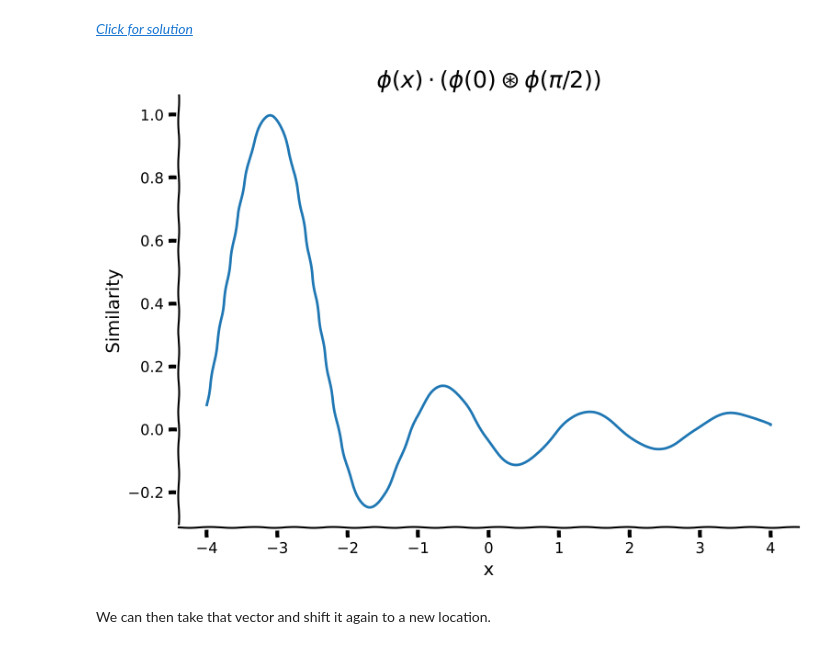
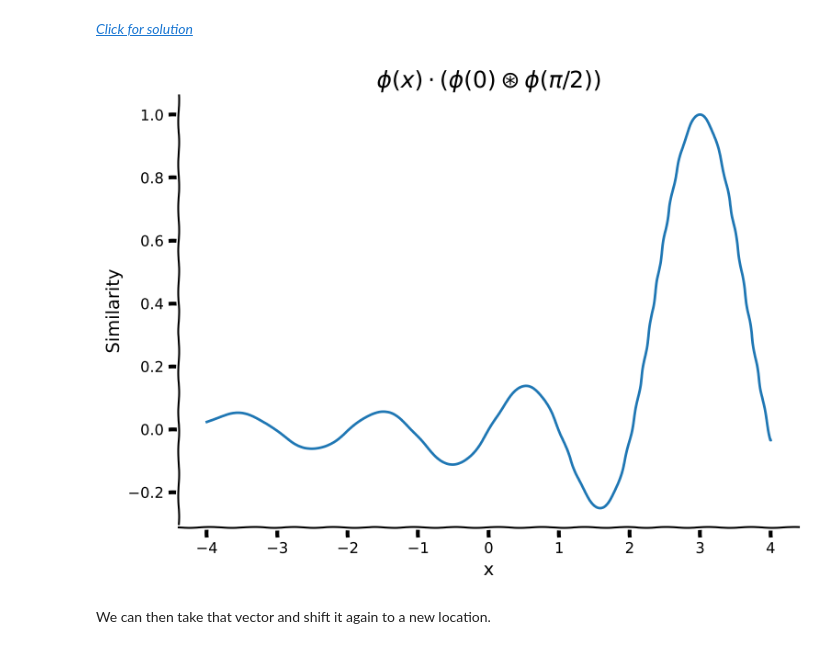
Before and after one commit to sabertoaster/Neuromatch-NeuroAI, a Jupyter notebook: tutorials/W2D2_NeuroSymbolicMethods/student/W2D2_Tutorial1.ipynb, the cells around one changed output. Saved outputs shown, nothing was run; the diff lists cells and outputs as text; code cells hidden in the pictures.

```diff
--- a/tutorials/W2D2_NeuroSymbolicMethods/student/W2D2_Tutorial1.ipynb
+++ b/tutorials/W2D2_NeuroSymbolicMethods/student/W2D2_Tutorial1.ipynb
@@ -1011,10 +1012,20 @@ phi_shifted = phis[200] * X**-3.1
 sims = np.array([spa.dot(phi_shifted, p) for p in phis])
 # %% [markdown]
 [*Click for solution*](https://github.com/neuromatch/NeuroAI_Course/tree/main/tutorials/W2D2_NeuroSymbolicMethods/solutions/W2D2_Tutorial1_Solution_ce5fc6c7.py)
-# %%
-plot_real_valued_line_similarity(sims, xs, title = '$\phi(x)\cdot(\phi(0)\circledast\phi(\pi/2))$')
-# %% [output]
-[figure, removed]
+# %%
+###################################################################
+## Fill out the following then remove
+# raise NotImplementedError("Student exercise: provide value to shift and observe the usage of the operation.")
+###################################################################
+import warnings
+warnings.filterwarnings('ignore')
+#@title Interactive Configuration Form { run: "auto" }
+slider = 3 #@param {type:"slider", min:-4, max:4, step:0.1}
+phi_shifted = phis[200] * X**slider
+sims = np.array([spa.dot(phi_shifted, p) for p in phis])
+plot_real_valued_line_similarity(sims, xs, title = r'$\phi(x)\cdot(\phi(0)\circledast\phi(\pi/2))$')
+# %% [output]
+[figure, added]
 # %% [markdown]
 We can then take that vector and shift it again to a new location.
 # %%
```
Also changed, not shown: parts of 1 cell of this notebook.
